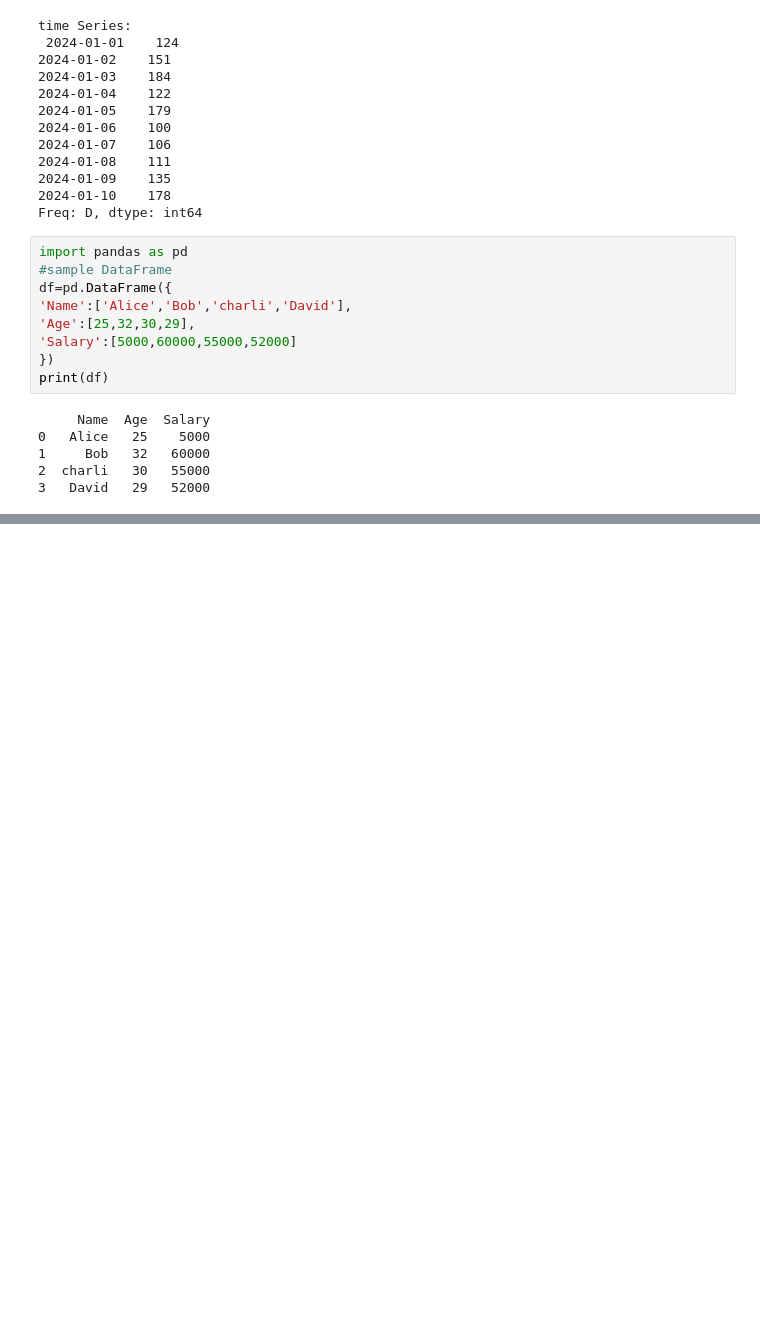
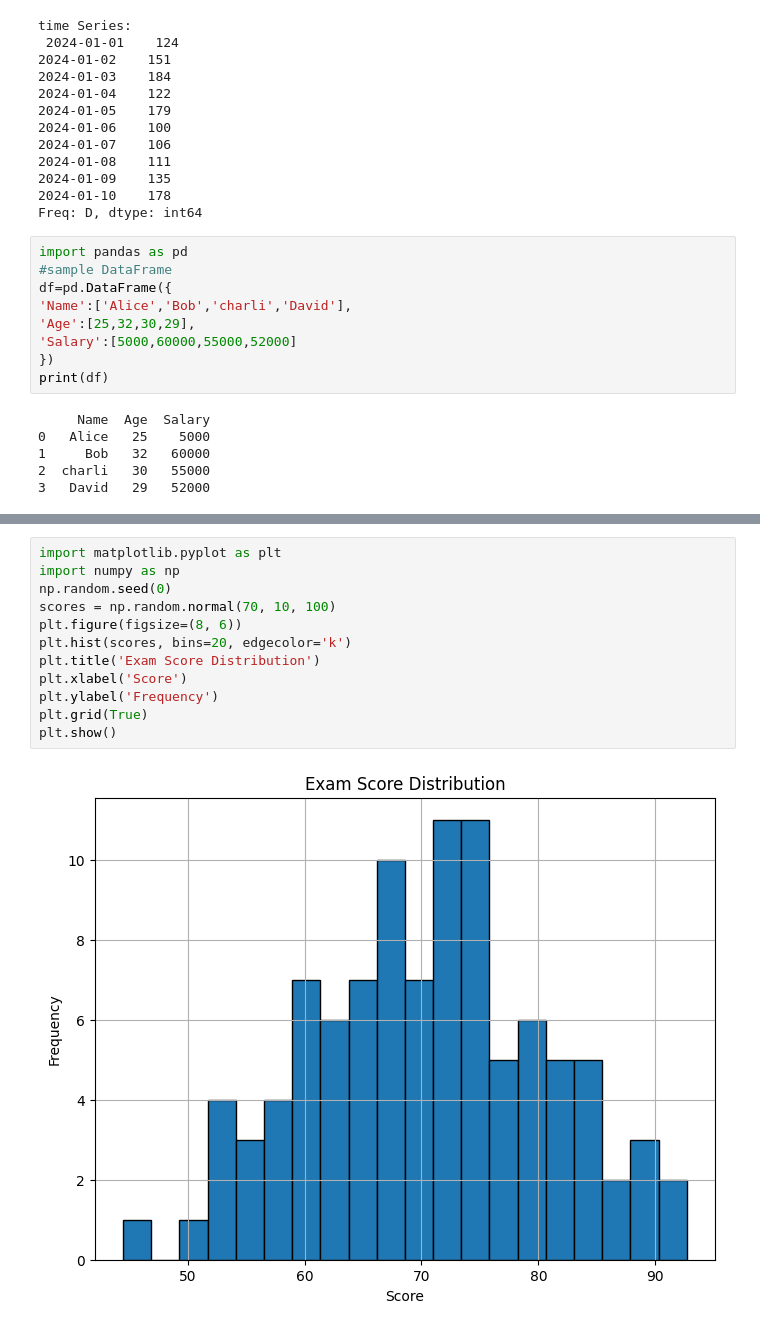
Before and after one commit to basu-2007/aiml0, a Jupyter notebook: Untitled1.ipynb, the cells around one changed output, grey strips where cells are left out. Saved outputs shown, nothing was run; the diff lists cells and outputs as text; blank space fills up the shorter version.

```diff
--- a/Untitled1.ipynb
+++ b/Untitled1.ipynb
@@ -641,0 +674,14 @@ print(df)
+# %%
+import matplotlib.pyplot as plt
+import numpy as np
+np.random.seed(0)
+scores = np.random.normal(70, 10, 100)
+plt.figure(figsize=(8, 6))
+plt.hist(scores, bins=20, edgecolor='k')
+plt.title('Exam Score Distribution')
+plt.xlabel('Score')
+plt.ylabel('Frequency')
+plt.grid(True)
+plt.show()
+# %% [output]
+[figure, added]
```
Also changed, not shown: parts of 5 cells of this notebook.
